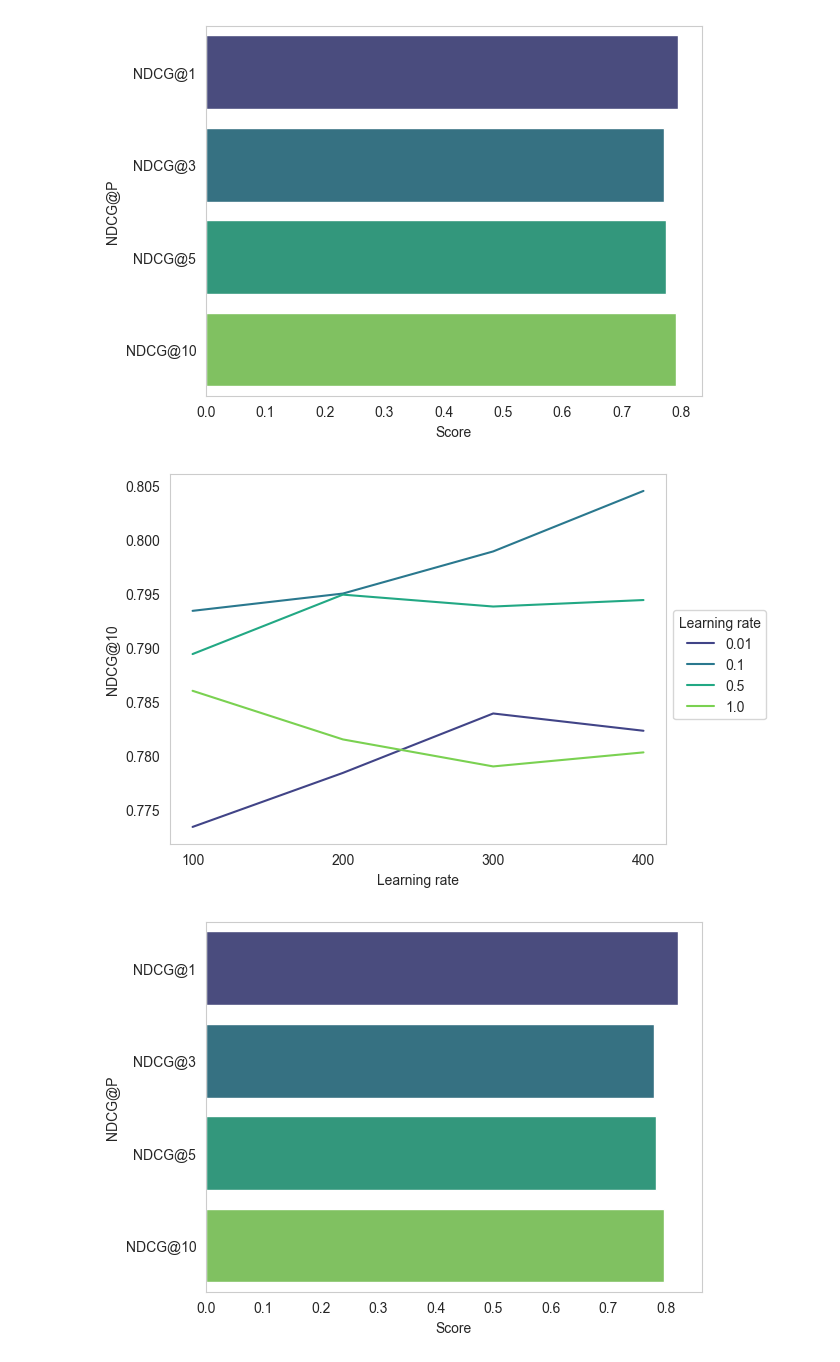
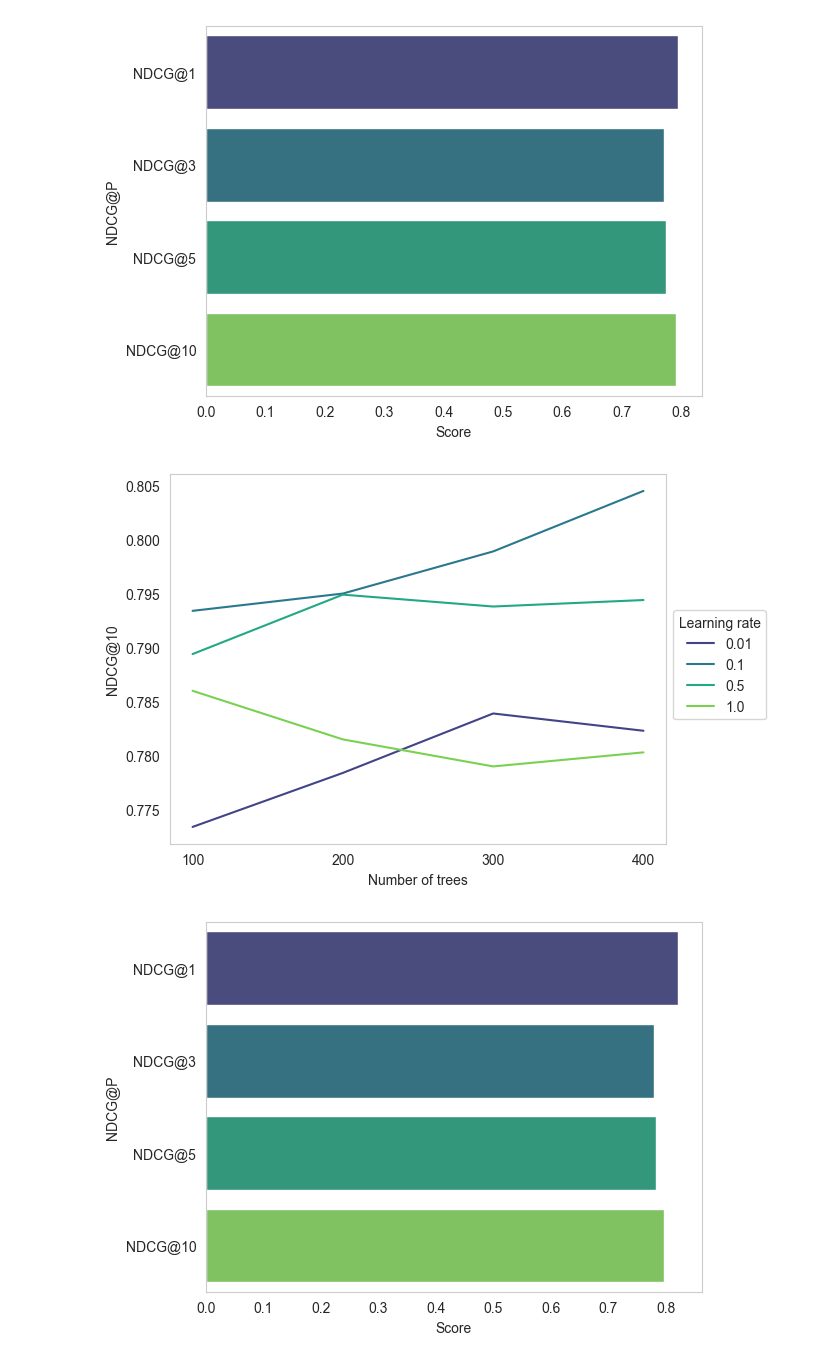
Before and after one commit to aminul7506/CS-412-Fall-2023, a Jupyter notebook: Source/plots.ipynb, the cells around one changed output. Saved outputs shown, nothing was run; the diff lists cells and outputs as text; code cells hidden in the pictures.

Commit message:
:up: update  a label in plot

```diff
--- a/Source/plots.ipynb
+++ b/Source/plots.ipynb
@@ -170,35 +170,35 @@ data = {'Number of trees': [100, 100, 100, 100,
                   0.01, 0.1, 0.5, 1.0,
                   0.01, 0.1, 0.5, 1.0,
                   0.01, 0.1, 0.5, 1.0],
             'NDCG@10': [0.7734, 0.7934, 0.7894, 0.7860,
                         0.7784, 0.7950, 0.7949, 0.7815,
                         0.7839, 0.7989, 0.7938, 0.7790,
                         0.7823, 0.8045, 0.7944, 0.7803
                         ]}
 
 df = pd.DataFrame(data)
 df.head()
 
 
 # draw line plots
 ax = sns.lineplot(data=df,
                     hue="Learning rate", y="NDCG@10", x='Number of trees',
                     palette=sns.color_palette('viridis', n_colors=4))
 
 # add descriptive xlabel, ylabel, and title
 ax.grid(False)
 ax.set_title('')
-ax.set(xlabel='Learning rate', ylabel='NDCG@10')
+ax.set(xlabel='Number of trees', ylabel='NDCG@10')
 ax.tick_params(axis='x', labelrotation=0)
 ax.set_xticks([100, 200, 300, 400])
 
 # customize legend
 labels = [0.01, 0.1, 0.5, 1.0]
 h, l = ax.get_legend_handles_labels()
 ax.legend(h, labels, title='Learning rate')
 sns.move_legend(ax, 'upper left', frameon=True, bbox_to_anchor=(1, 0.65))
 # %% [output]
-[figure, old version]
+[figure, new version]
 # %%
 data = {'Score': [0.8216, 0.7792, 0.7827, 0.7964],
             'NDCG@p': ["NDCG@1" , "NDCG@3", "NDCG@5", "NDCG@10"]
```
Also changed, not shown: parts of 1 cell of this notebook.
